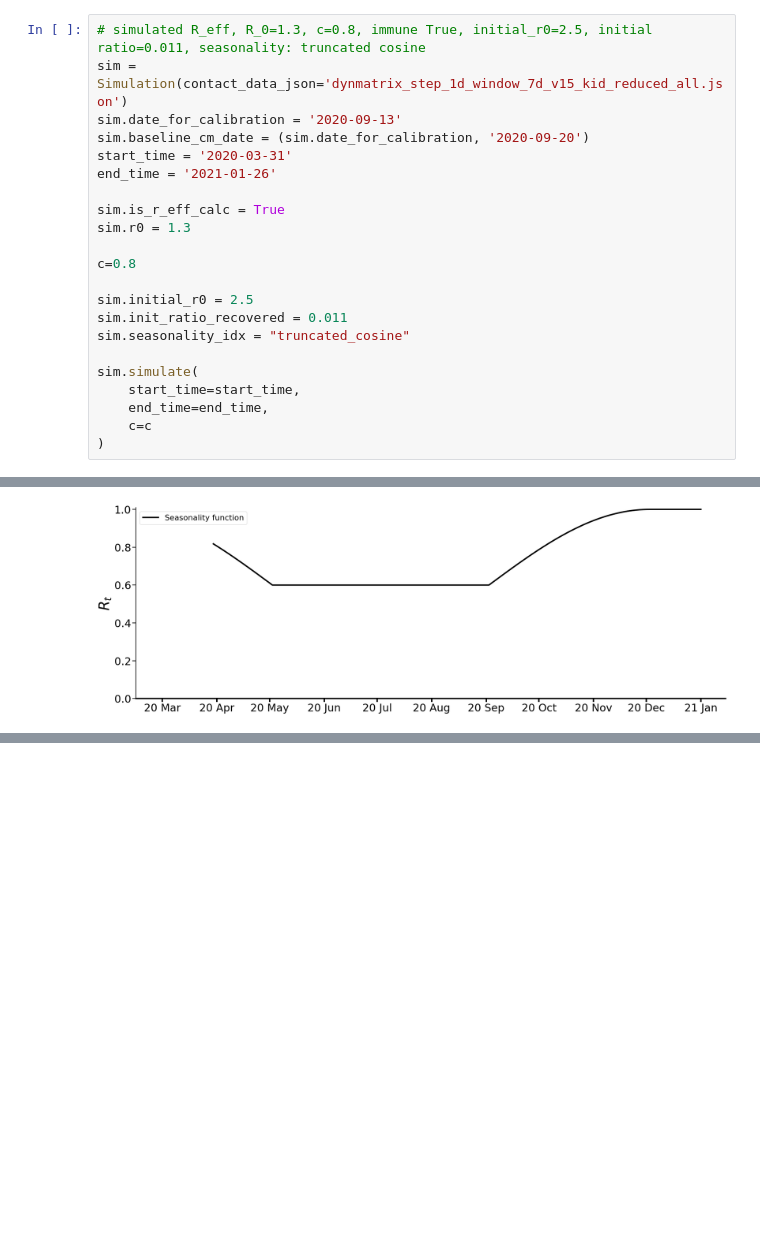
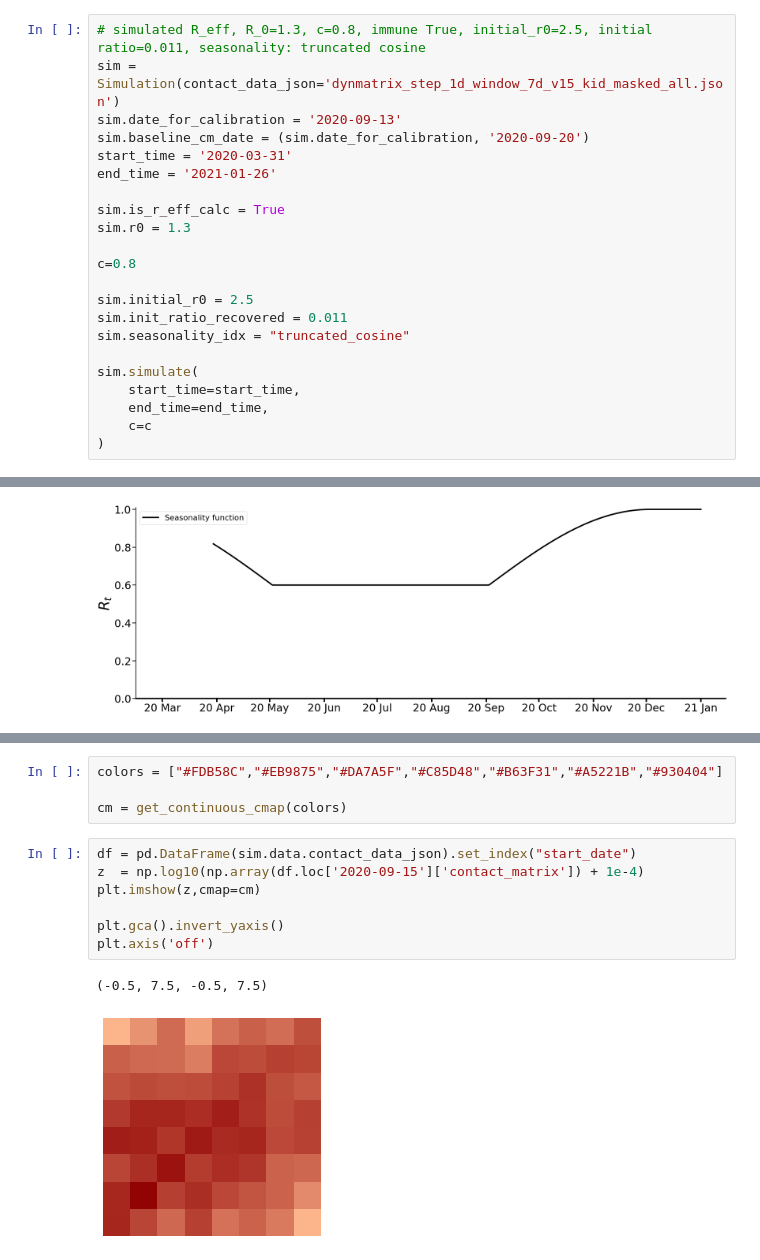
Before and after one commit to zsvizi/r-eff-social-contact-surveys-covid-19-hungary, a Jupyter notebook: manuscript_figures.ipynb, the cells around one changed output, grey strips where cells are left out. Cells and saved outputs as stored; diff of their text form; blank space fills up the shorter version.

```diff
--- a/manuscript_figures.ipynb
+++ b/manuscript_figures.ipynb
@@ -159,6 +171,6 @@ sim_1 = Simulation(contact_data_json = 'dynmatrix_step_1d_window_7d_v15_kid_mask
 # %%
 # simulated R_eff, R_0=1.3, c=0.8, immune True, initial_r0=2.5, initial ratio=0.011, seasonality: truncated cosine
-sim = Simulation(contact_data_json='dynmatrix_step_1d_window_7d_v15_kid_reduced_all.json')
+sim = Simulation(contact_data_json='dynmatrix_step_1d_window_7d_v15_kid_masked_all.json')
 sim.date_for_calibration = '2020-09-13'
 sim.baseline_cm_date = (sim.date_for_calibration, '2020-09-20')
 start_time = '2020-03-31'
@@ -255,0 +337,14 @@ fig.savefig('./plots/seasonality.png',dpi=200,bbox_inches="tight")
+# %%
+colors = ["#FDB58C","#EB9875","#DA7A5F","#C85D48","#B63F31","#A5221B","#930404"]
+
+cm = get_continuous_cmap(colors)
+# %%
+df = pd.DataFrame(sim.data.contact_data_json).set_index("start_date")
+z  = np.log10(np.array(df.loc['2020-09-15']['contact_matrix']) + 1e-4)
+plt.imshow(z,cmap=cm)
+
+plt.gca().invert_yaxis()
+plt.axis('off')
+# %% [output]
+(-0.5, 7.5, -0.5, 7.5)
+[figure, added]
```
Also changed, not shown: parts of 13 cells of this notebook.
